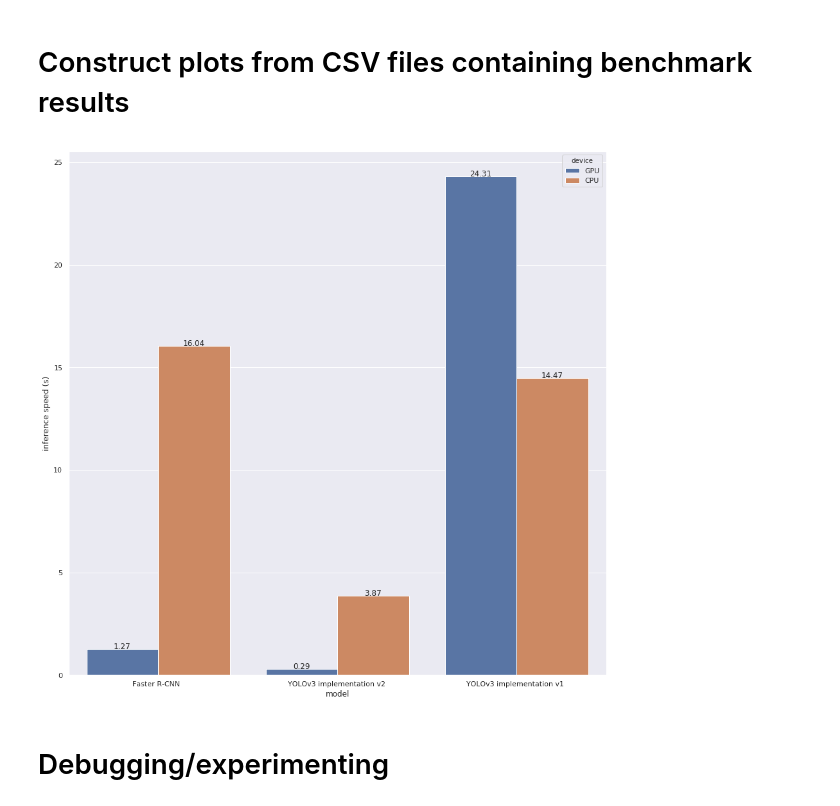
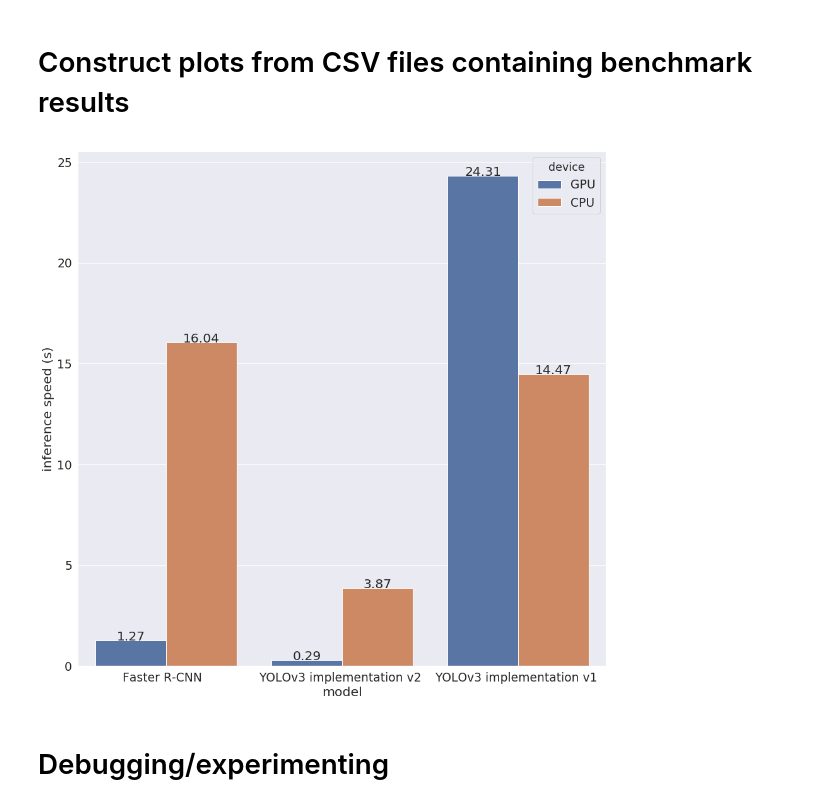
Before and after one commit to martin-galajda/object-detection, a Jupyter notebook: notebooks/InferenceSpeedBenchmarks.ipynb, the cells around one changed output. Drawn from its saved outputs; the diff is of its cells as text; code cells hidden in the pictures.

```diff
--- a/notebooks/InferenceSpeedBenchmarks.ipynb
+++ b/notebooks/InferenceSpeedBenchmarks.ipynb
@@ -465,34 +461,35 @@ def plot_avg_inference_times_by_model(inference_times_by_model: dict, output_pat
         _show_on_single_plot(axs)
 
   data_for_plot = []
   for model_name, inference_times in inference_times_by_model.items():
     is_on_gpu = "on gpu" in model_name
     model_name_for_plot = model_name \
       .replace("on cpu", "") \
       .replace("on gpu", "") \
       .replace("gpu head", "implementation") \
       .replace("results", "")
 
     model_name_for_plot = model_name_for_plot \
       .replace("faster rcnn", "Faster R-CNN") \
       .replace("yolov3", "YOLOv3")
 
     data_for_plot.append([model_name_for_plot,  sum(inference_times) / len(inference_times), "GPU" if is_on_gpu else "CPU"])
 
   sns.set(rc={ 'figure.figsize': (15, 15 )})
+  sns.set(font_scale=1.7)
 
   fig, ax = plt.subplots()
   dataframe_for_plot = pd.DataFrame(data_for_plot, columns=['model', 'inference speed (s)', "device"])
   sns_plot = sns.barplot(x="model", y="inference speed (s)", hue="device", data=dataframe_for_plot, ax=ax)
 
   show_values_on_bars(ax)
 
   fig.savefig(output_path_plot)
 
 data_for_plot = collect_avg_inference_times_by_model(PATH_TO_OUTPUT_CSV_FILES)
 plot_avg_inference_times_by_model(data_for_plot, OUTPUT_PATH_PLOT)
 # %% [output]
-[figure, old version]
+[figure, new version]
 # %% [markdown]
 # Debugging/experimenting
 # %%
```
Also changed, not shown: parts of 13 cells of this notebook.
